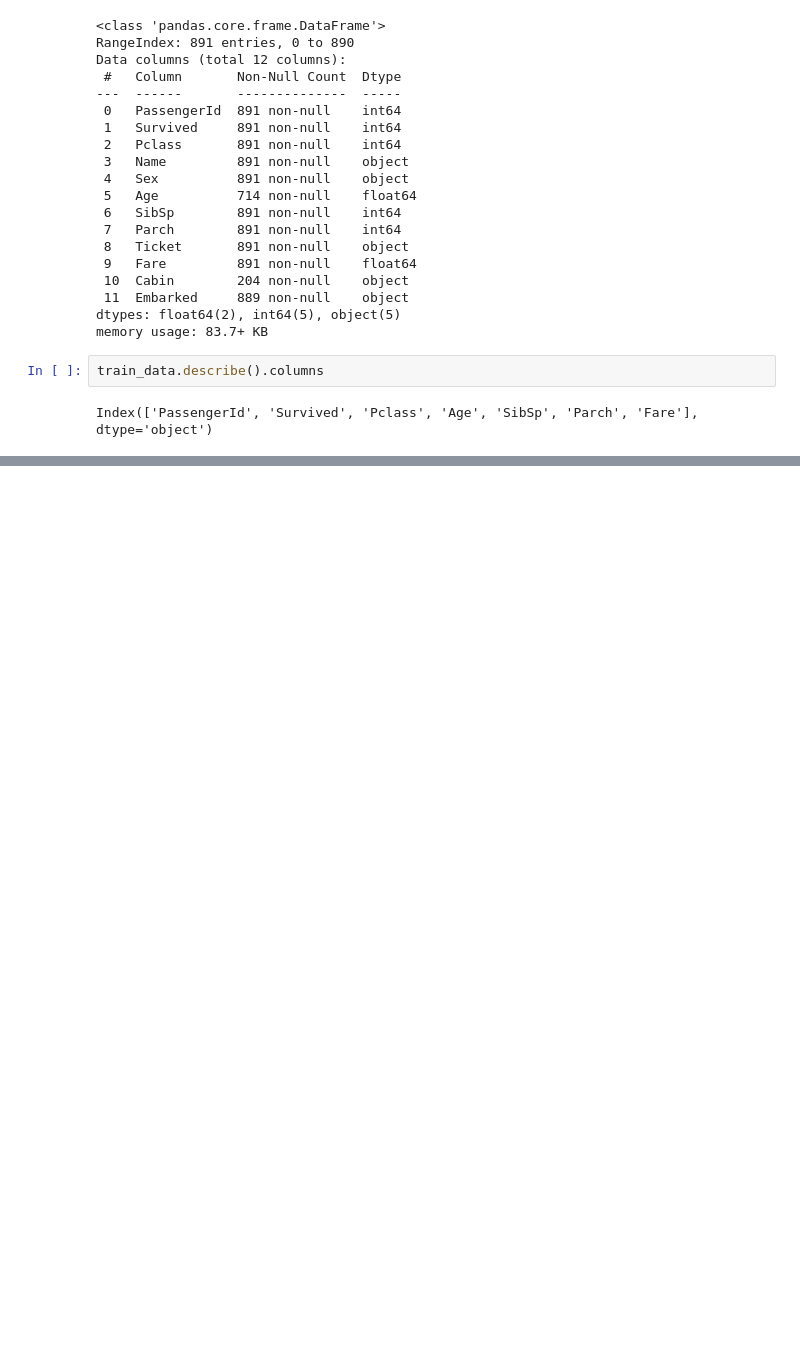
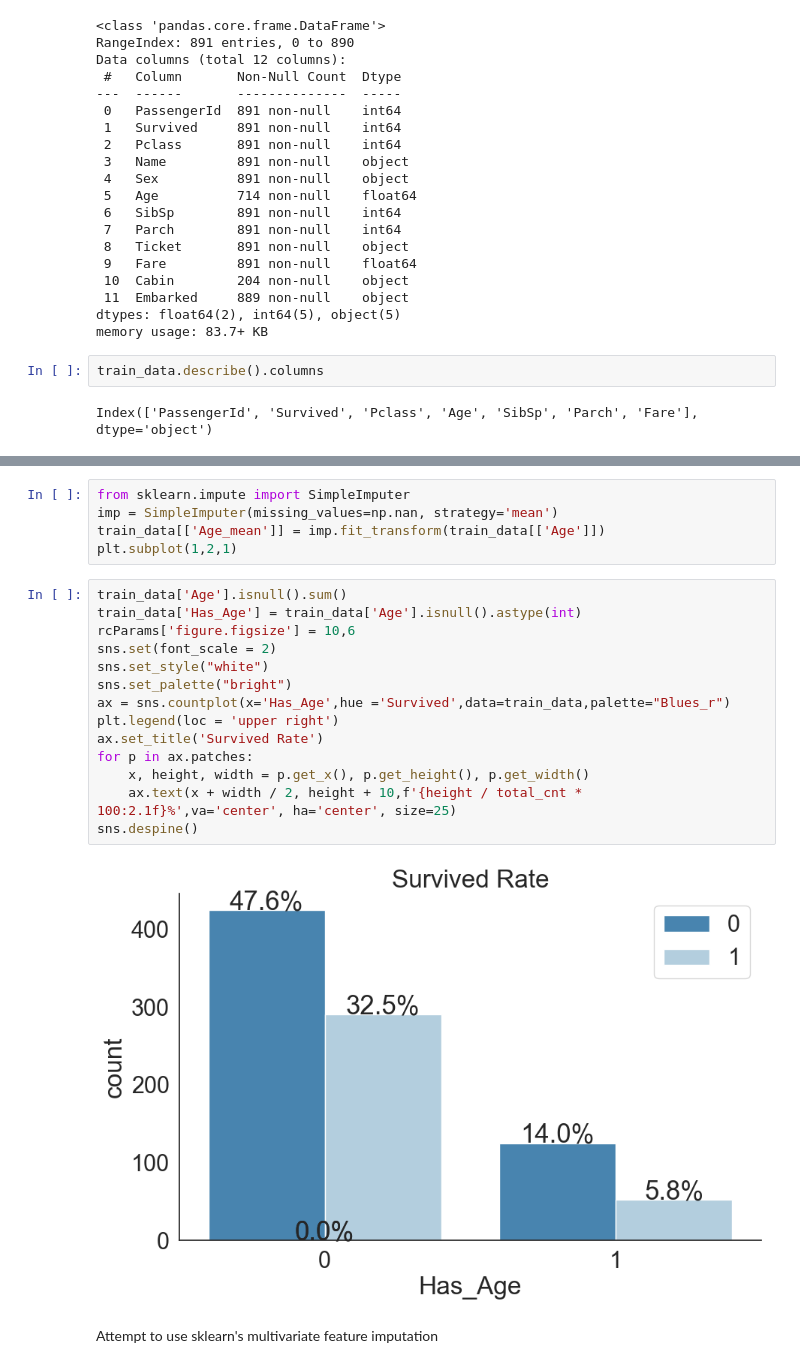
Before and after one commit to nicholasaxl/titanic-kaggle-nichaxl, a Jupyter notebook: Titanic_Kaggle_Axl.ipynb, the cells around one changed output, grey strips where cells are left out. Cells and saved outputs as stored; diff of their text form; blank space fills up the shorter version.

```diff
--- a/Titanic_Kaggle_Axl.ipynb
+++ b/Titanic_Kaggle_Axl.ipynb
@@ -104,0 +167,23 @@ Index(['PassengerId', 'Survived', 'Pclass', 'Age', 'SibSp', 'Parch', 'Fare'], dt
+# %%
+from sklearn.impute import SimpleImputer
+imp = SimpleImputer(missing_values=np.nan, strategy='mean')
+train_data[['Age_mean']] = imp.fit_transform(train_data[['Age']])
+plt.subplot(1,2,1)
+# %%
+train_data['Age'].isnull().sum()
+train_data['Has_Age'] = train_data['Age'].isnull().astype(int)
+rcParams['figure.figsize'] = 10,6
+sns.set(font_scale = 2)
+sns.set_style("white")
+sns.set_palette("bright")
+ax = sns.countplot(x='Has_Age',hue ='Survived',data=train_data,palette="Blues_r")
+plt.legend(loc = 'upper right')
+ax.set_title('Survived Rate')
+for p in ax.patches:
+    x, height, width = p.get_x(), p.get_height(), p.get_width()
+    ax.text(x + width / 2, height + 10,f'{height / total_cnt * 100:2.1f}%',va='center', ha='center', size=25)
+sns.despine()
+# %% [output]
+[figure, added]
+# %% [markdown]
+Attempt to use sklearn's multivariate feature imputation
```
Also changed, not shown: parts of 10 cells of this notebook.
